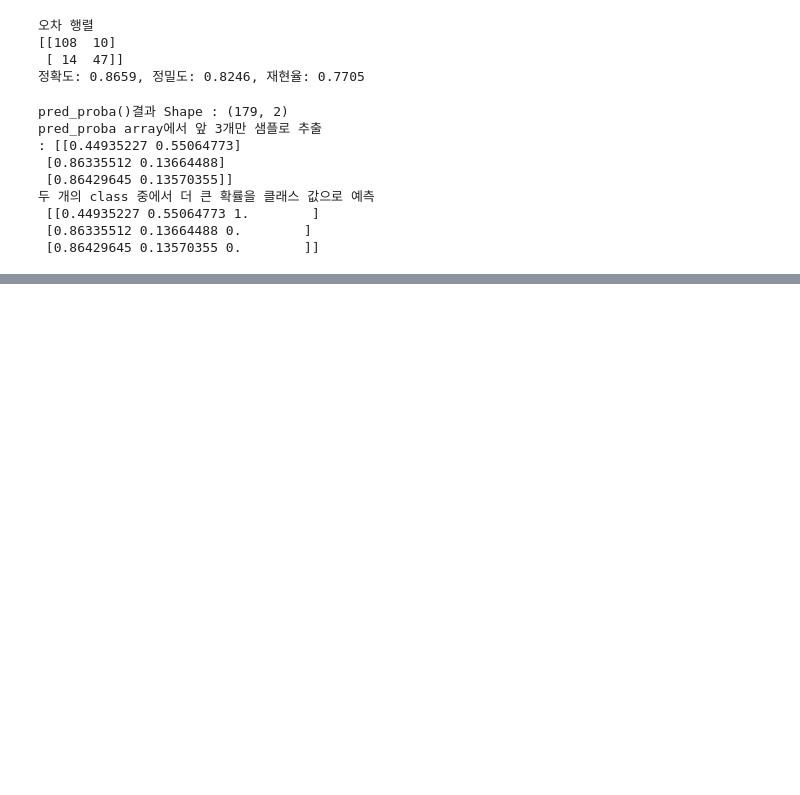
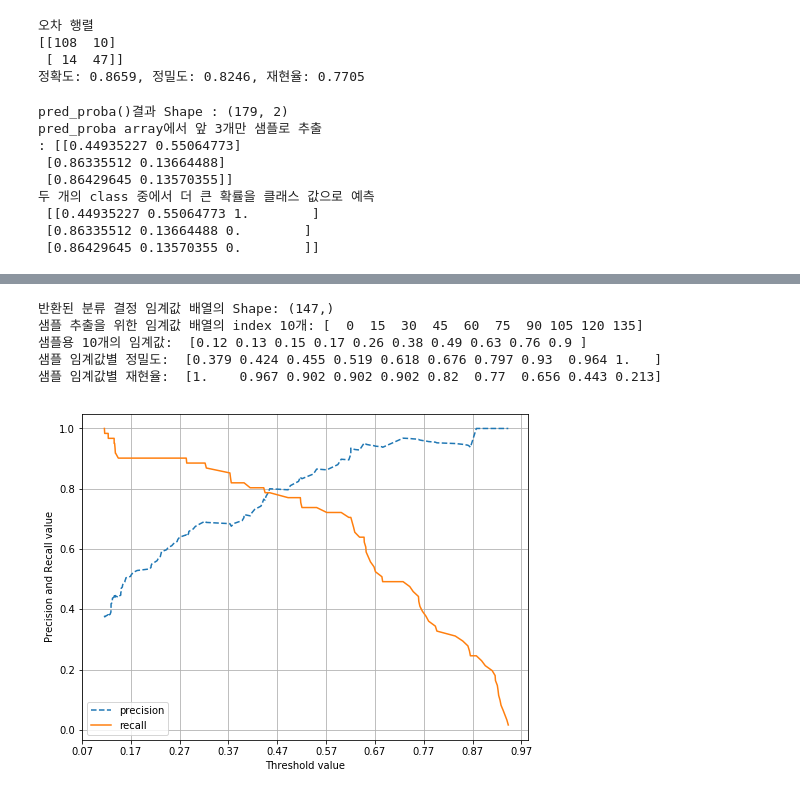
Before and after one commit to jonghyunchoe/2021winter-ml-study, a Jupyter notebook: ML_Definitive_Guide/Chapter3/3.3 Precision and Recall.ipynb, the cells around one changed output, grey strips where cells are left out. Cells and saved outputs as stored; diff of their text form; code cells hidden in the pictures; blank space fills up the shorter version.

```diff
--- a/ML_Definitive_Guide/Chapter3/3.3 Precision and Recall.ipynb
+++ b/ML_Definitive_Guide/Chapter3/3.3 Precision and Recall.ipynb
@@ -87,0 +164,51 @@ pred_proba array에서 앞 3개만 샘플로 추출
+# %%
+from sklearn.metrics import precision_recall_curve
+
+# 레이블 값이 1일 때의 예측 확률을 추출
+pred_proba_class1 = lr_clf.predict_proba(X_test)[:, 1]
+
+# 실제값 데이터 세트와 레이블 값이 1일 때의 예측 확률을 precision_recall_curve 인자로 입력
+precisions, recalls, thresholds = precision_recall_curve(y_test, pred_proba_class1)
+print('반환된 분류 결정 임계값 배열의 Shape:', thresholds.shape)
+
+# 반환된 임계값 배열 로우가 147건이므로 샘플로 10건만 추출하되, 임계값을 15 Step으로 추출
+thr_index = np.arange(0, thresholds.shape[0], 15)
+print('샘플 추출을 위한 임계값 배열의 index 10개:', thr_index)
+print('샘플용 10개의 임계값: ', np.round(thresholds[thr_index], 2))
+
+# 15 step 단위로 추출된 임계값에 따른 정밀도와 재현율 값
+print('샘플 임계값별 정밀도: ', np.round(precisions[thr_index], 3))
+print('샘플 임계값별 재현율: ', np.round(recalls[thr_index], 3))
+# %% [output]
+반환된 분류 결정 임계값 배열의 Shape: (147,)
+샘플 추출을 위한 임계값 배열의 index 10개: [  0  15  30  45  60  75  90 105 120 135]
+샘플용 10개의 임계값:  [0.12 0.13 0.15 0.17 0.26 0.38 0.49 0.63 0.76 0.9 ]
+샘플 임계값별 정밀도:  [0.379 0.424 0.455 0.519 0.618 0.676 0.797 0.93  0.964 1.   ]
+샘플 임계값별 재현율:  [1.    0.967 0.902 0.902 0.902 0.82  0.77  0.656 0.443 0.213]
+# %%
+import matplotlib.pyplot as plt
+import matplotlib.ticker as ticker
+%matplotlib inline
+
+def precision_recall_curve_plot(y_test, pred_proba_c1):
+    # threshold ndarray와 이 threshold에 따른 정밀도, 재현율 ndarray 추출
+    precisions, recalls, thresholds = precision_recall_curve(y_test, pred_proba_c1)
+
+    # X축을 threshold값으로, Y축은 정밀도, 재현율 값으로 각각 Plot 수행. 정밀도는 점선으로 표시
+    plt.figure(figsize=(8, 6))
+    threshold_boundary = thresholds.shape[0]
+    plt.plot(thresholds, precisions[0:threshold_boundary], linestyle='--', label='precision')
+    plt.plot(thresholds, recalls[0:threshold_boundary], label='recall')
+
+    # threshold값 X축의 scale을 0.1 단위로 변경
+    start, end = plt.xlim()
+    plt.xticks(np.round(np.arange(start, end, 0.1), 2))
+
+    # x축, y축 label과 legend, 그리고 grid 설정
+    plt.xlabel('Threshold value'); plt.ylabel('Precision and Recall value')
+    plt.legend(); plt.grid()
+    plt.show()
+
+precision_recall_curve_plot(y_test, lr_clf.predict_proba(X_test)[:, 1])
+# %% [output]
+[figure, added]
```
Also changed, not shown: parts of 4 cells of this notebook, 5 other files.
